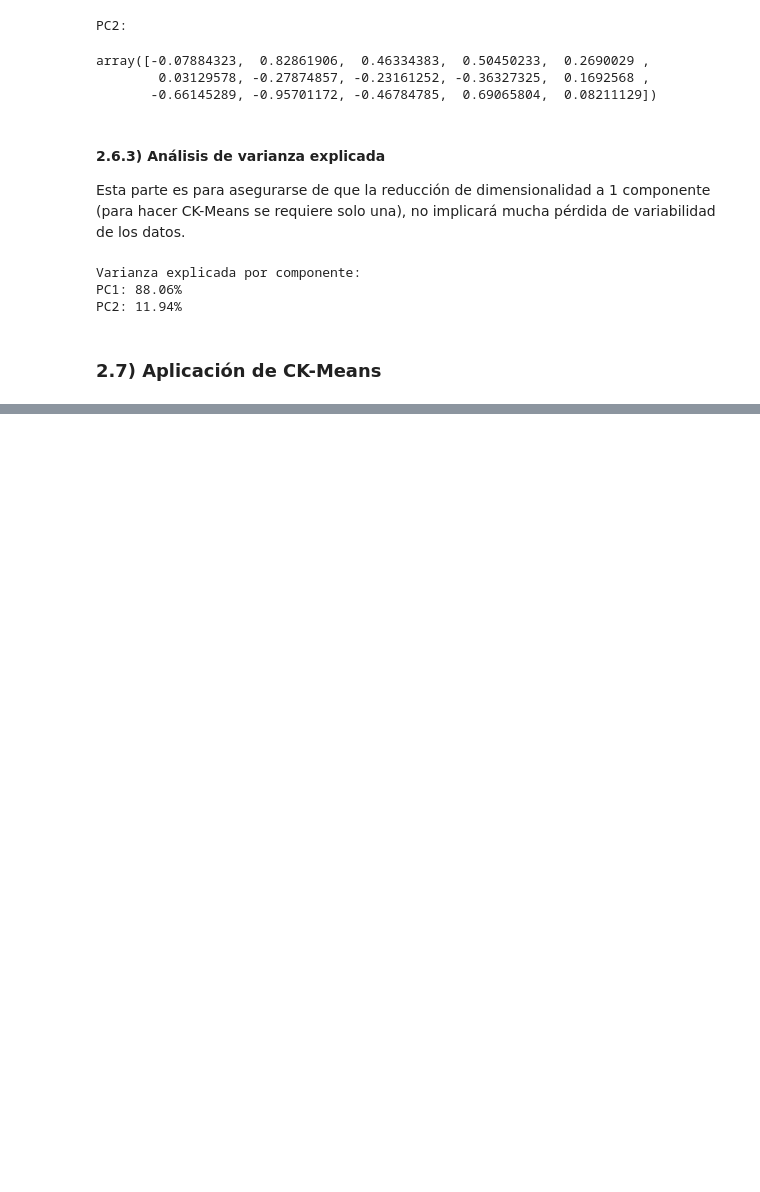
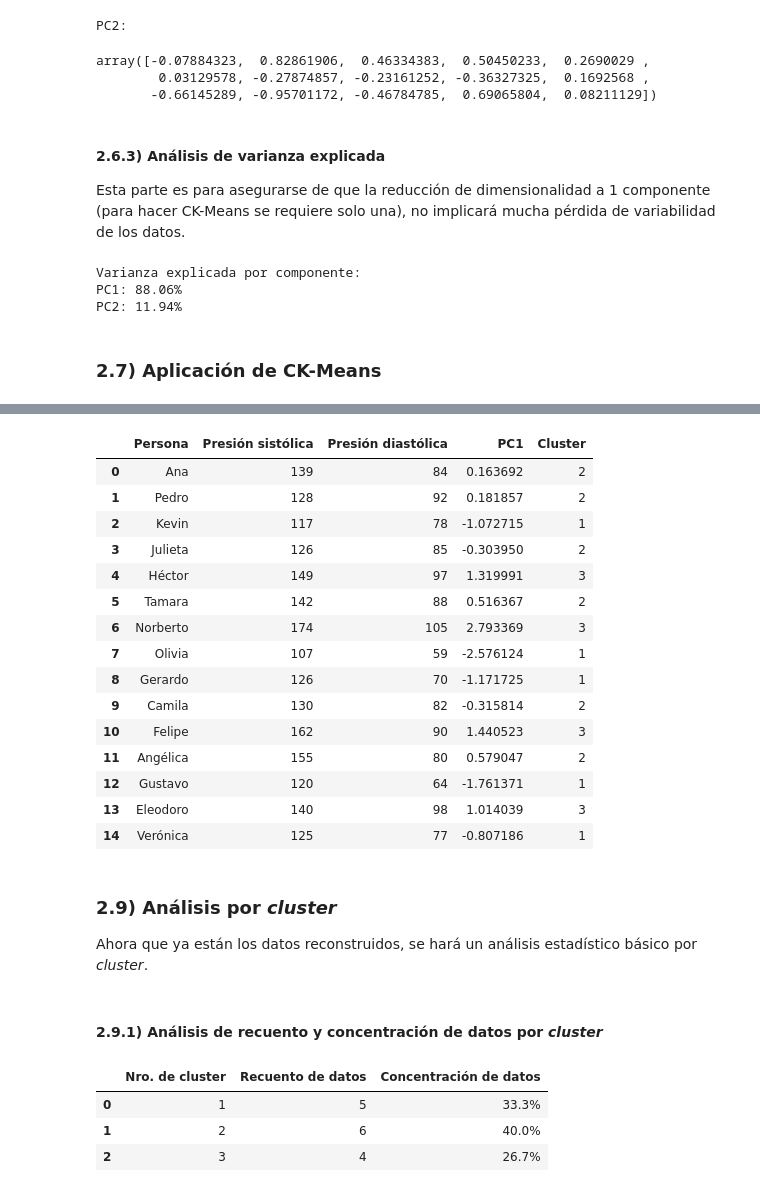
Before and after one commit to Relaxingmusic0474/CK-Means, a Jupyter notebook: ckmeans_ejemplos.ipynb, the cells around one changed output, grey strips where cells are left out. Saved outputs shown, nothing was run; the diff lists cells and outputs as text; code cells hidden in the pictures; blank space fills up the shorter version.

```diff
--- a/ckmeans_ejemplo_inventado.ipynb
+++ b/ckmeans_ejemplos.ipynb
@@ -606,4 +641,8 @@ Ahora ya está todo preparado para el proceso de _clustering_ con CK-Means.  Se
 # %%
-nro_clusters = 3
-blood_pressure_clusters = ckmeans(pc1, nro_clusters)
-blood_pressure_clusters
+pc1 = np.array(pc1, dtype=float)
+idx = np.arange(len(pc1))
+
+order = np.argsort(pc1, kind="mergesort")
+
+pc1_sorted = pc1[order]
+idx_sorted = idx[order]
@@ -614,0 +649,5 @@ blood_pressure_clusters
+# %%
+nro_clusters = 3
+
+pc1_clusters = ckmeans(pc1, nro_clusters)
+pc1_clusters
@@ -614,0 +668,56 @@ blood_pressure_clusters
+# %%
+# En people amount se almacena la cantidad de personas y en people_clusters, los clusters que serán asignados a las personas
+people_amount = len(pc1)
+people_clusters = [0] * people_amount
+
+# Reconstrucción de datos: Asignación de cluster y PC1 a cada persona
+position = 0                # Posición en el PC1 ordenado
+current_cluster_id = 1      # Identificador del cluster actual (1, 2 ó 3)
+
+# Cluster es una lista de valores de PC1 que se debe recorrer valor por valor
+for cluster in pc1_clusters:
+    for pc1_value in cluster:
+        person_id = idx_sorted[position]    # Aquí se encuentra a qué persona correspondía
+        people_clusters[person_id] = current_cluster_id   # Se hace la asignación de cluster
+        position += 1   # Se avanza al siguiente PC1
+
+    current_cluster_id += 1     # Luego de recorrer todo, se pasa al siguiente cluster
+
+blood_pressure_data["PC1"] = pc1
+blood_pressure_data["Cluster"] = people_clusters
+blood_pressure_data
+# %% [output]
+|  | Persona | Presión sistólica | Presión diastólica | PC1 | Cluster |
+| 0 | Ana | 139 | 84 | 0.163692 | 2 |
+| 1 | Pedro | 128 | 92 | 0.181857 | 2 |
+| 2 | Kevin | 117 | 78 | -1.072715 | 1 |
+| 3 | Julieta | 126 | 85 | -0.303950 | 2 |
+| 4 | Héctor | 149 | 97 | 1.319991 | 3 |
+| 5 | Tamara | 142 | 88 | 0.516367 | 2 |
+| 6 | Norberto | 174 | 105 | 2.793369 | 3 |
+| 7 | Olivia | 107 | 59 | -2.576124 | 1 |
+| 8 | Gerardo | 126 | 70 | -1.171725 | 1 |
+| 9 | Camila | 130 | 82 | -0.315814 | 2 |
+| 10 | Felipe | 162 | 90 | 1.440523 | 3 |
+| 11 | Angélica | 155 | 80 | 0.579047 | 2 |
+| 12 | Gustavo | 120 | 64 | -1.761371 | 1 |
+| 13 | Eleodoro | 140 | 98 | 1.014039 | 3 |
+| 14 | Verónica | 125 | 77 | -0.807186 | 1 |
+# %% [markdown]
+### 2.9) Análisis por _cluster_
+
+Ahora que ya están los datos reconstruidos, se hará un análisis estadístico básico por _cluster_.
+# %% [markdown]
+#### 2.9.1) Análisis de recuento y concentración de datos por _cluster_
+# %%
+analysis_clustering_blood_pressure_df = pd.DataFrame()
+
+analysis_clustering_blood_pressure_df["Nro. de cluster"] = [1, 2, 3]
+analysis_clustering_blood_pressure_df["Recuento de datos"] = [len(c) for c in pc1_clusters]
+analysis_clustering_blood_pressure_df["Concentración de datos"] = (analysis_clustering_blood_pressure_df["Recuento de datos"] * 100 / people_amount).round(1).astype(str) + "%"
+analysis_clustering_blood_pressure_df
+# %% [output]
+|  | Nro. de cluster | Recuento de datos | Concentración de datos |
+| 0 | 1 | 5 | 33.3% |
+| 1 | 2 | 6 | 40.0% |
+| 2 | 3 | 4 | 26.7% |
```
Also changed, not shown: parts of 29 cells of this notebook.
